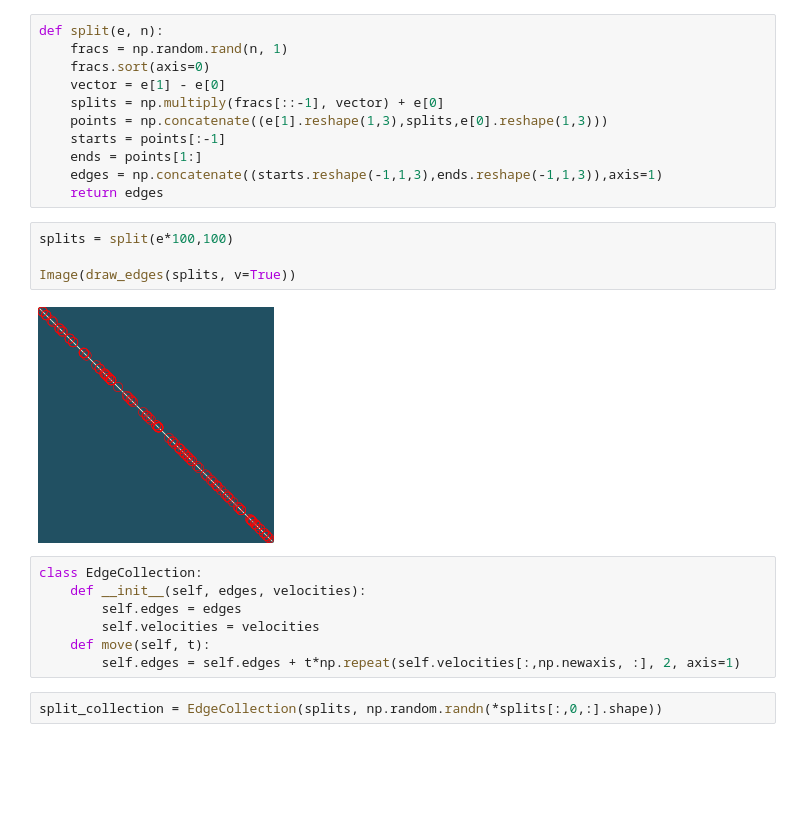
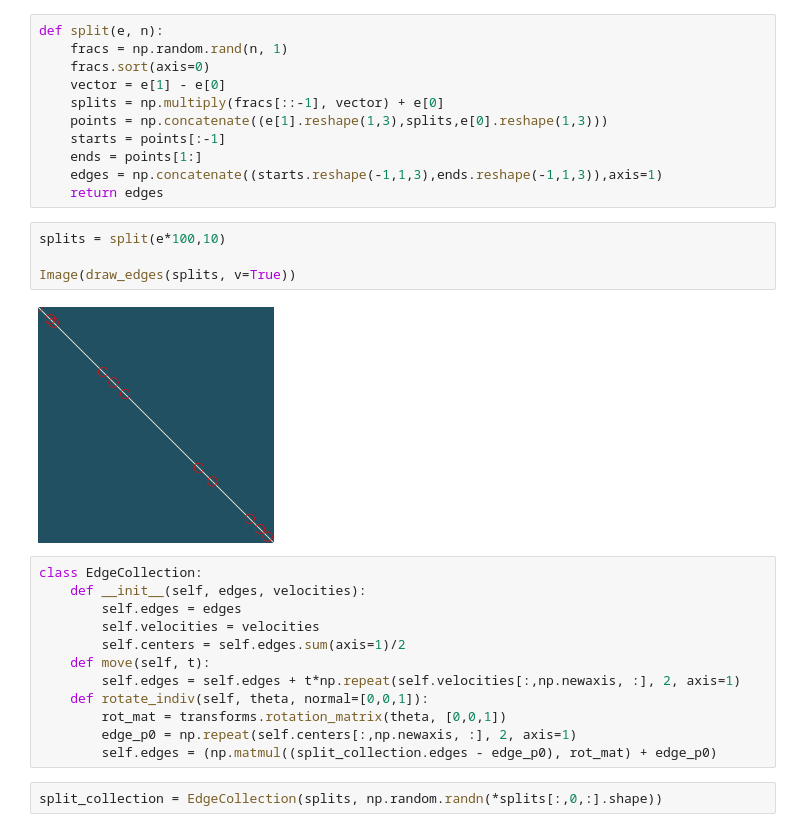
Before and after one commit to leobrowning92/lineart, a Jupyter notebook: shatter_exploration.ipynb, the cells around one changed output. Drawn from its saved outputs; the diff is of its cells as text; blank space fills up the shorter version.

```diff
--- a/shatter_exploration.ipynb
+++ b/shatter_exploration.ipynb
@@ -68,18 +67,23 @@ def split(e, n):
     edges = np.concatenate((starts.reshape(-1,1,3),ends.reshape(-1,1,3)),axis=1)
     return edges
 # %%
-splits = split(e*100,100)
+splits = split(e*100,10)
 
 Image(draw_edges(splits, v=True))
 # %% [output]
-[figure, old version]
+[figure, new version]
 # %%
 class EdgeCollection:
     def __init__(self, edges, velocities):
         self.edges = edges
         self.velocities = velocities
+        self.centers = self.edges.sum(axis=1)/2
     def move(self, t):
         self.edges = self.edges + t*np.repeat(self.velocities[:,np.newaxis, :], 2, axis=1)
+    def rotate_indiv(self, theta, normal=[0,0,1]):
+        rot_mat = transforms.rotation_matrix(theta, [0,0,1])
+        edge_p0 = np.repeat(self.centers[:,np.newaxis, :], 2, axis=1)
+        self.edges = (np.matmul((split_collection.edges - edge_p0), rot_mat) + edge_p0)
 # %%
 split_collection = EdgeCollection(splits, np.random.randn(*splits[:,0,:].shape))
 # %%
```
Also changed, not shown: parts of 22 cells of this notebook, 1 other file.
